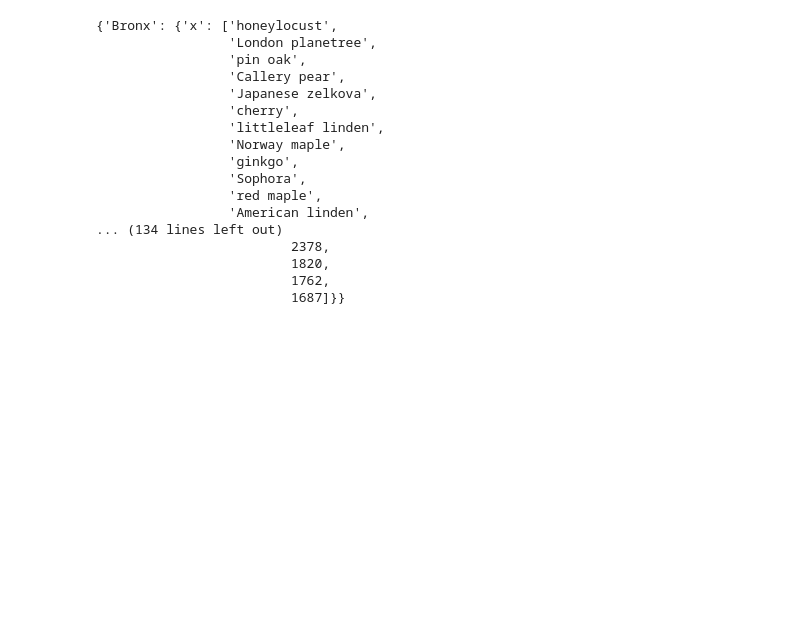
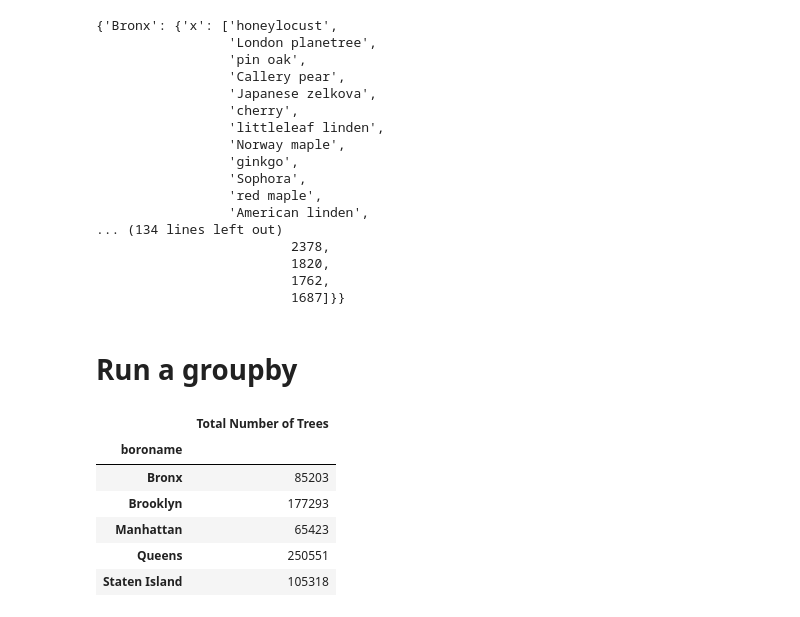
Before and after one commit to shadeetabasi/nyc-realestate-and-trees-project, a Jupyter notebook: connect_to_db/new_york_tree_census_2015_SQL_CONNECT.ipynb, the cells around one changed output. Cells and saved outputs as stored; diff of their text form; code cells hidden in the pictures; blank space fills up the shorter version.

```diff
--- a/connect_to_db/new_york_tree_census_2015_SQL_CONNECT.ipynb
+++ b/connect_to_db/new_york_tree_census_2015_SQL_CONNECT.ipynb
@@ -214,3 +214,25 @@ pprint(bar_data)
                          1820,
                          1762,
                          1687]}}
+# %% [markdown]
+# Run a groupby
+# %%
+boro_tree_groupby = clean_new_york_tree_census_2015_df.groupby(['boroname'])
+
+#Finding average purchase price
+tree_count = boro_tree_groupby['boroname'].count()
+
+#Create Data Frame
+grouped_borotree_df = pd.DataFrame({
+    "Total Number of Trees": tree_count
+})
+# %%
+grouped_borotree_df
+# %% [output]
+|  | Total Number of Trees |
+| boroname |  |
+| Bronx | 85203 |
+| Brooklyn | 177293 |
+| Manhattan | 65423 |
+| Queens | 250551 |
+| Staten Island | 105318 |
```
Also changed, not shown: parts of 4 cells of this notebook, 1 other file.
